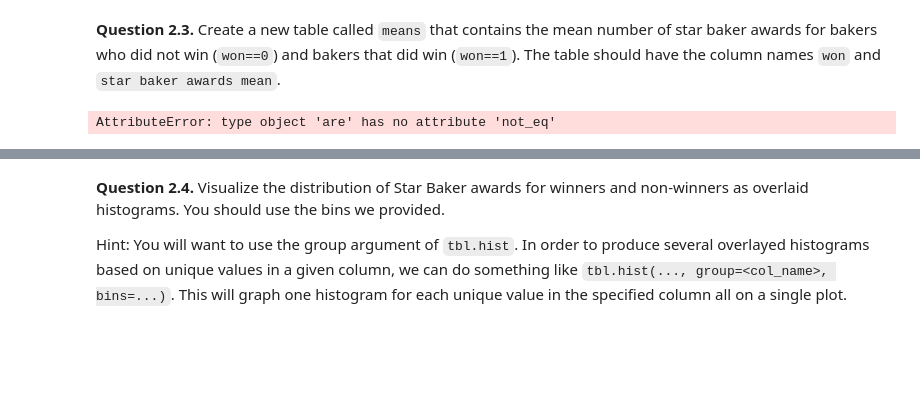
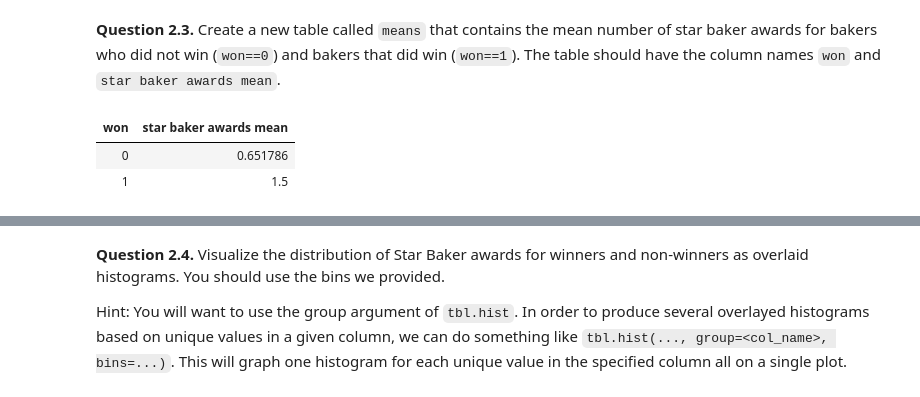
Before and after one commit to cplahn/cplahn_DATA_Fall, a Jupyter notebook: lab07/lab07.ipynb, the cells around one changed output, grey strips where cells are left out. Cells and saved outputs as stored; diff of their text form; code cells hidden in the pictures; blank space fills up the shorter version.

```diff
--- a/lab07/lab07.ipynb
+++ b/lab07/lab07.ipynb
@@ -58,13 +58,17 @@ bakers.show(3)
 # %% [markdown]
 **Question 2.3.** Create a new table called `means` that contains the mean number of star baker awards for bakers who did not win (`won==0`) and bakers that did win (`won==1`). The table should have the column names `won` and `star baker awards mean`.
 # %%
-winners=bakers.where('won',are.not_equa(1))
-losers=bakers.where('won')
-bakers.column('star baker awards')
-means = Table().with_columns('won',bakers.column('won'),'star baker awards mean',)
+winners=bakers.where('won',are.not_equal_to(0))
+losers=bakers.where('won',are.equal_to(0))
+losers_mean=np.mean(losers.column('star baker awards'))
+winners_mean=np.mean(winners.column('star baker awards'))
+mean_array=make_array(losers_mean,winners_mean)
+means = Table().with_columns('won',make_array(0,1),'star baker awards mean',mean_array)
 means
 # %% [output]
-AttributeError: type object 'are' has no attribute 'not_eq'
+| won | star baker awards mean |
+| 0 | 0.651786 |
+| 1 | 1.5 |
 # %%
 grader.check("q2_3")
 # %% [output]
```
Also changed, not shown: parts of 10 cells of this notebook, 1 other file.
